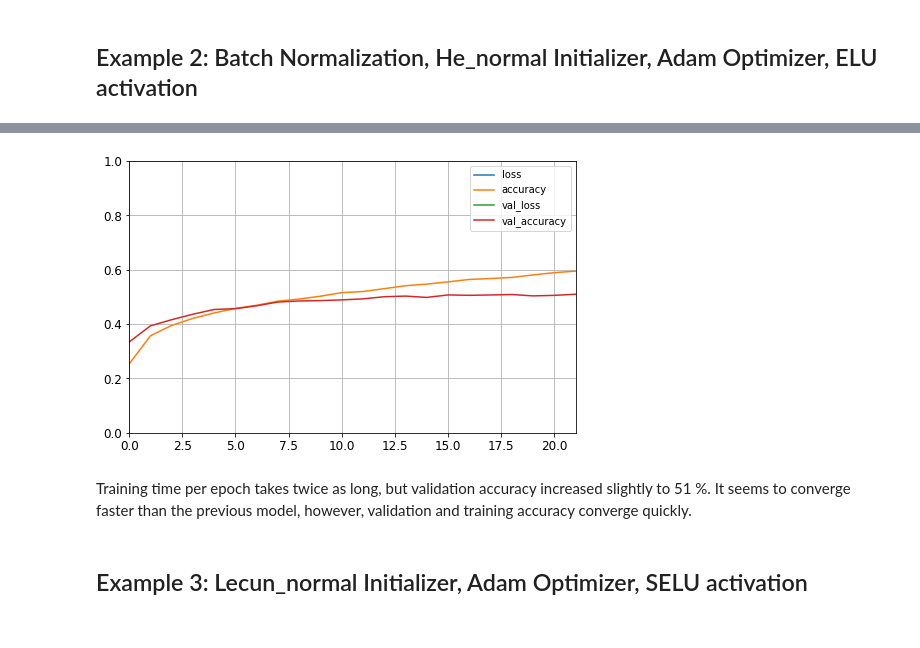
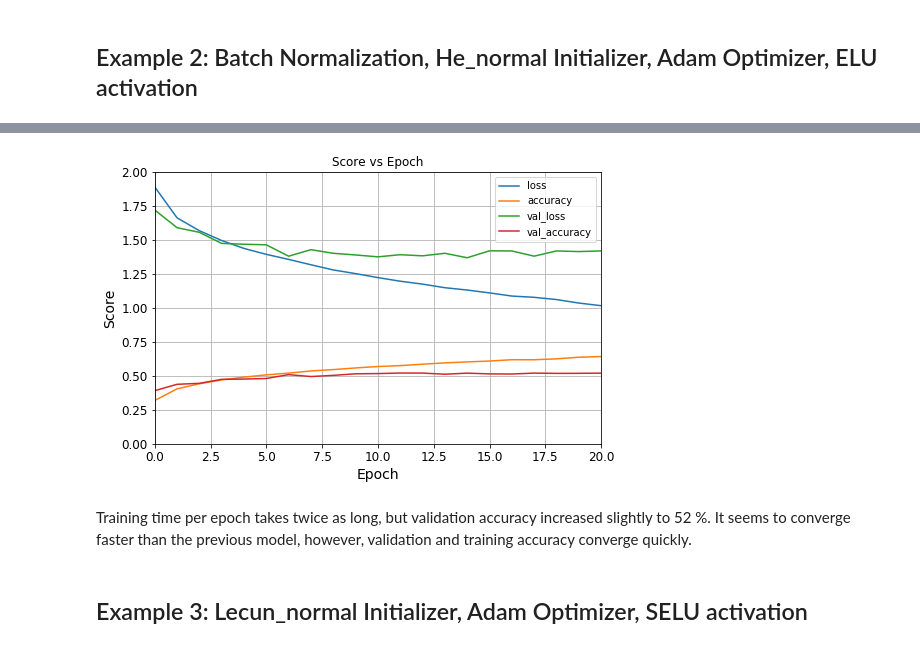
Before and after one commit to SilentAndromeda/bmme_480_Anand, a Jupyter notebook: HW7/KAnand_NeuralNetworkHW.ipynb, the cells around one changed output, grey strips where cells are left out. Saved outputs shown, nothing was run; the diff lists cells and outputs as text; code cells hidden in the pictures.

```diff
--- a/HW7/KAnand_NeuralNetworkHW.ipynb
+++ b/HW7/KAnand_NeuralNetworkHW.ipynb
@@ -129,11 +132,11 @@ for layer in range(19):
 model2.add(keras.layers.Dense(10, activation="softmax"))
 
 model2.compile(loss="sparse_categorical_crossentropy",
-              optimizer=keras.optimizers.Adam(lr=0.0001),
+              optimizer=keras.optimizers.Adam(lr=0.001,amsgrad=True),
               metrics=["accuracy"])
 # %%
 #Train Model
-history = model2.fit(X_train, y_train, epochs=50, callbacks=[earlystopping_cb], batch_size=64,
+history2 = model2.fit(X_train, y_train, epochs=50, callbacks=[earlystopping_cb], batch_size=64,
                     validation_data=(X_valid, y_valid))
 # %% [output]
 Train on 42000 samples, validate on 8000 samples
@@ -156,15 +159,18 @@ Epoch 22/50
 # %%
 #View loss and Accuracy vs Epoch
-pd.DataFrame(history.history).plot(figsize=(8, 5))
+pd.DataFrame(history2.history).plot(figsize=(8, 5))
 plt.grid(True)
-plt.gca().set_ylim(0, 1)
+plt.gca().set_ylim(0, 2)
+plt.title('Score vs Epoch')
+plt.xlabel('Epoch')
+plt.ylabel('Score')
 plt.show()
 # %% [output]
-[figure, old version]
+[figure, new version]
 # %%
 model2.save("model2.h5")
 # %% [markdown]
-Training time per epoch takes twice as long, but validation accuracy increased slightly to 51 %. It seems to converge faster than the previous model, however, validation and training accuracy converge quickly.
+Training time per epoch takes twice as long, but validation accuracy increased slightly to 52 %. It seems to converge faster than the previous model, however, validation and training accuracy converge quickly.
 # %% [markdown]
 ## Example 3: Lecun_normal Initializer, Adam Optimizer, SELU activation
 # %%
```
Also changed, not shown: parts of 8 cells of this notebook.
